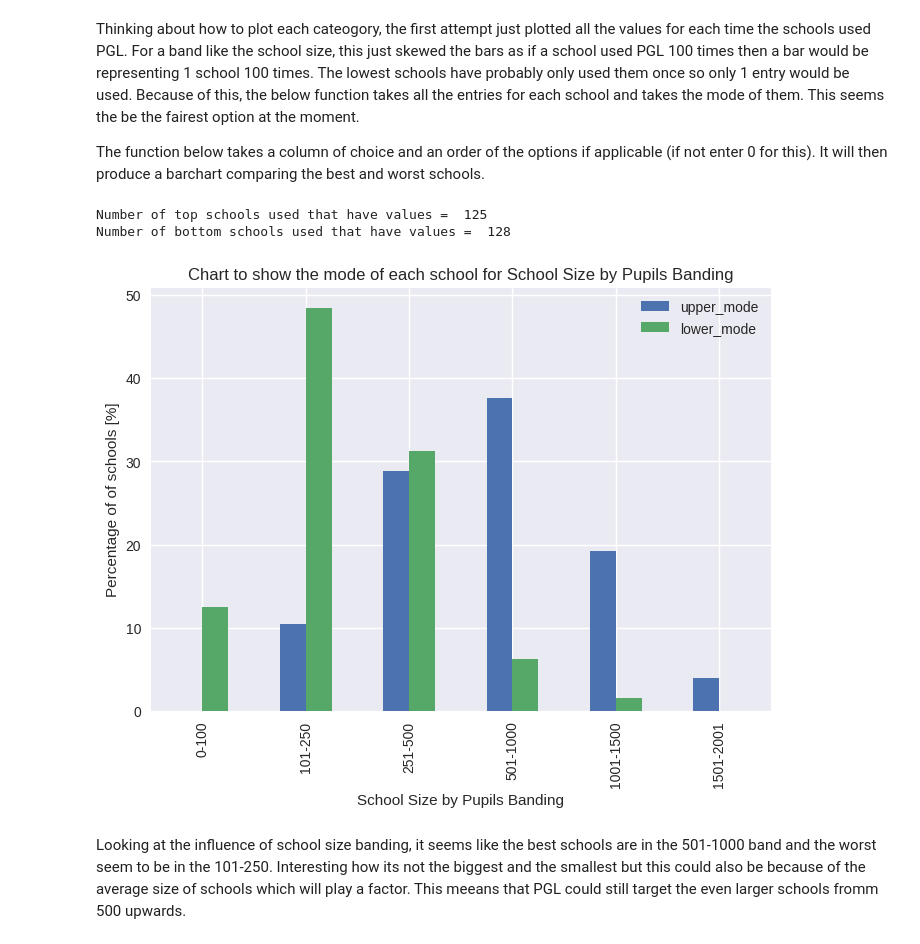
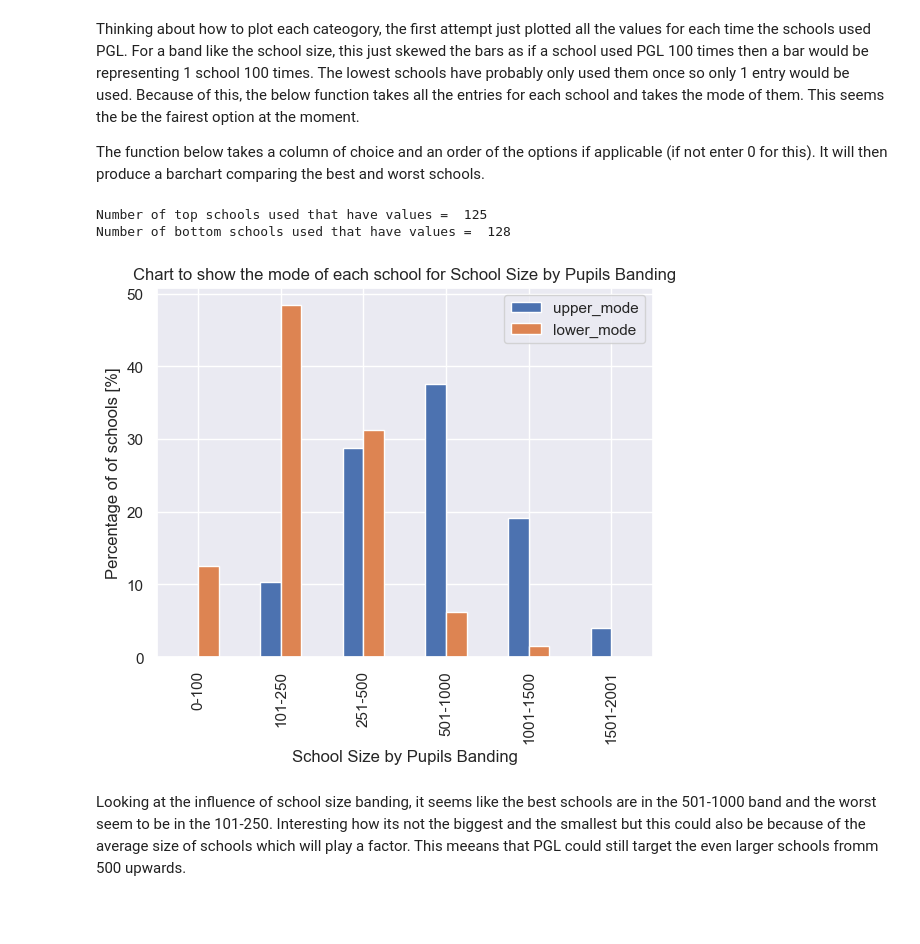
Before and after one commit to maxcwalker/documents, a Jupyter notebook: jupyter/prospectMapping/prospect_mapping_2.ipynb, the cells around one changed output. Cells and saved outputs as stored; diff of their text form; code cells hidden in the pictures; blank space fills up the shorter version.

```diff
--- a/jupyter/prospectMapping/prospect_mapping_2.ipynb
+++ b/jupyter/prospectMapping/prospect_mapping_2.ipynb
@@ -102,7 +104,8 @@ def mode_bar_bands(column,order):
     lower_schools = df.loc[df[col[1]].isin(lower_establishments)]
     lower_mode = lower_schools.groupby([col[1]])[column].agg(pd.Series.mode).explode()
     lower_mode = lower_mode[lower_mode.str.len() > 0]
-    plt.style.use('seaborn')
+    # plt.style.use('seaborn-pastel')
+    sns.set_theme()
     d = pd.DataFrame({'upper_mode' : upper_mode.value_counts(normalize=True).mul(100), 'lower_mode' : lower_mode.value_counts(normalize=True).mul(100)})
     if order != 0:
         d.sort_index().loc[order].plot.bar()
@@ -118,11 +121,11 @@ def mode_bar_bands(column,order):
     return d
 # %%
 order = ['0-100','101-250','251-500','501-1000','1001-1500','1501-2001']
-mode_bar_bands(col[44],order)
+school_size_banding = mode_bar_bands(col[44],order)
 # %% [output]
 Number of top schools used that have values =  125
 Number of bottom schools used that have values =  128
-[figure, old version]
+[figure, new version]
 # %% [markdown]
 Looking at the influence of school size banding, it seems like the best schools are in the 501-1000 band and the worst seem to be in the 101-250. Interesting how its not the biggest and the smallest but this could also be because of the average size of schools which will play a factor. This meeans that PGL could still target the even larger schools fromm 500 upwards.
 # %%
```
Also changed, not shown: parts of 12 cells of this notebook, 2 other files.
